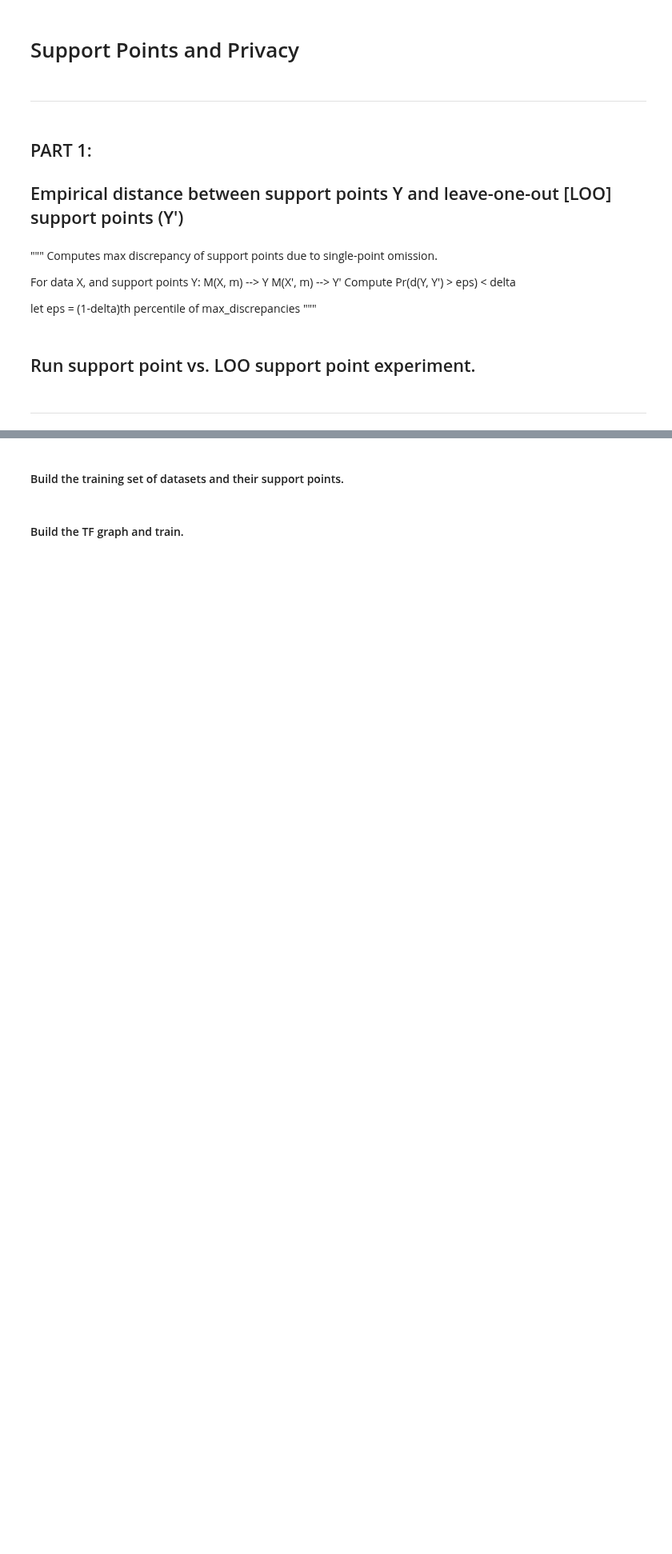
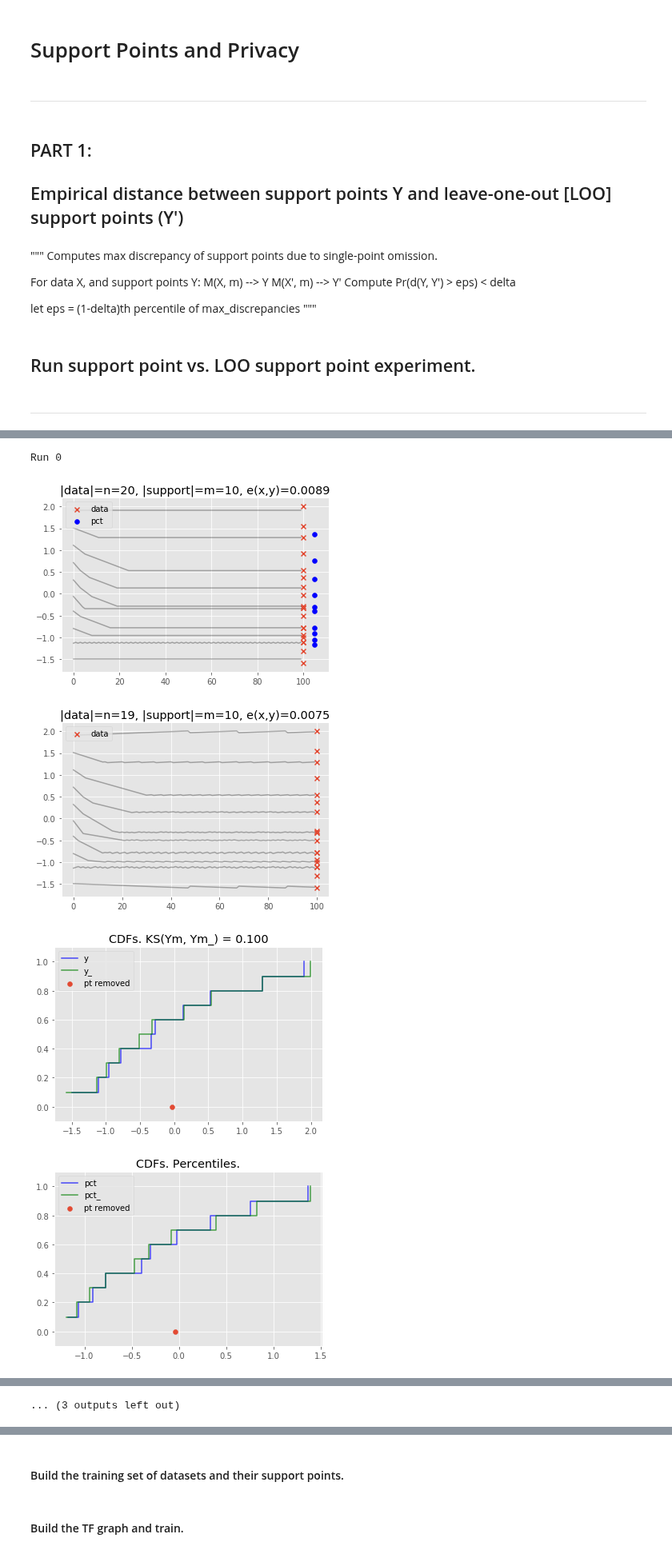
Before and after one commit to diesendruck/pv, a Jupyter notebook: support_points_and_privacy.ipynb, the cells around one changed output, grey strips where cells are left out. Shown at 80% size. Drawn from its saved outputs; the diff is of its cells as text; code cells hidden in the pictures; blank space fills up the shorter version.

Commit message:
added support point drift experiment

```diff
--- a/support_points_and_privacy.ipynb
+++ b/support_points_and_privacy.ipynb
@@ -5,7 +5,8 @@ _____
 # %%
 # Toggle which experiments to run.
 DO_EXPERIMENT_SP = 0
-DO_EXPERIMENT_TF = 1
+DO_EXPERIMENT_SP_DRIFT = 1
+DO_EXPERIMENT_TF = 0
 # %% [markdown]
 ## PART 1:
 ## Empirical distance between support points Y and leave-one-out \[LOO\] support points (Y')
@@ -485,0 +501,70 @@ ____
+# %%
+"""Measure how much support points drift after single-point omission.
+
+Do many times:
+  Sample truncated Gaussian
+  For each point in the sample:
+    drop it, compute sp, measure discrepancy, store sp
+  collect sp that had max discrepancy with the full set
+
+  compute support points for each omitted point, and collect largest discrepancy
+
+"""
+n = 20
+m = 10
+lr = 1.
+max_iter = 100
+data_source = 'gaussian'
+
+num_trials = 100
+
+delta = 0.05  # Probability of exposing a single point.
+corr = 0.8
+save_iter = 50
+test_correlated = False
+verbose = False
+
+
+def run_drift():
+    start_time =  time.time()
+
+    # Run trials.
+    max_drifts_trunc = []
+    max_drifts = []
+
+    for i in range(num_trials):
+        if i % 10 == 0:
+            print('Run {}'.format(i))
+
+        # Get discrepancies for privacy and utility pairs.
+        plot = True if i == 0 else False  # Plot only on first exp.
+
+        # Runs trial for one sample X, and all LOO Y's.
+        y_out, y_out_prime, _, _, _ = run_trial(data_source, n, m,
+                                                max_iter, plot=plot)
+        max_drifts.append(np.max(np.sort(y_out) - np.sort(y_out_prime)))
+        y_out, y_out_prime, _, _, _ = run_trial(data_source, n, m,
+                                                max_iter, plot=plot,
+                                                truncate=True)
+        max_drifts_trunc.append(np.max(np.sort(y_out) - np.sort(y_out_prime)))
+
+    plt.hist([max_drifts, max_drifts_trunc], histtype='bar',
+             bins=20, label=['full gaussian', 'trunc gaussian'],
+             color=['green', 'blue'], alpha=0.3)
+    plt.title('Support point drift')
+    plt.legend()
+    plt.show()
+
+    end_time = time.time()
+    print('Time elapsed: {:.1f}s'.format(end_time - start_time))
+
+    pdb.set_trace()
+
+if DO_EXPERIMENT_SP_DRIFT:
+    run_drift()
+# %% [output]
+Run 0
+[figure, added]
+[figure, added]
+[figure, added]
+[figure, added]
@@ -485,0 +581 @@ ____
+... (3 outputs left out)
```
Also changed, not shown: parts of 8 cells of this notebook.
